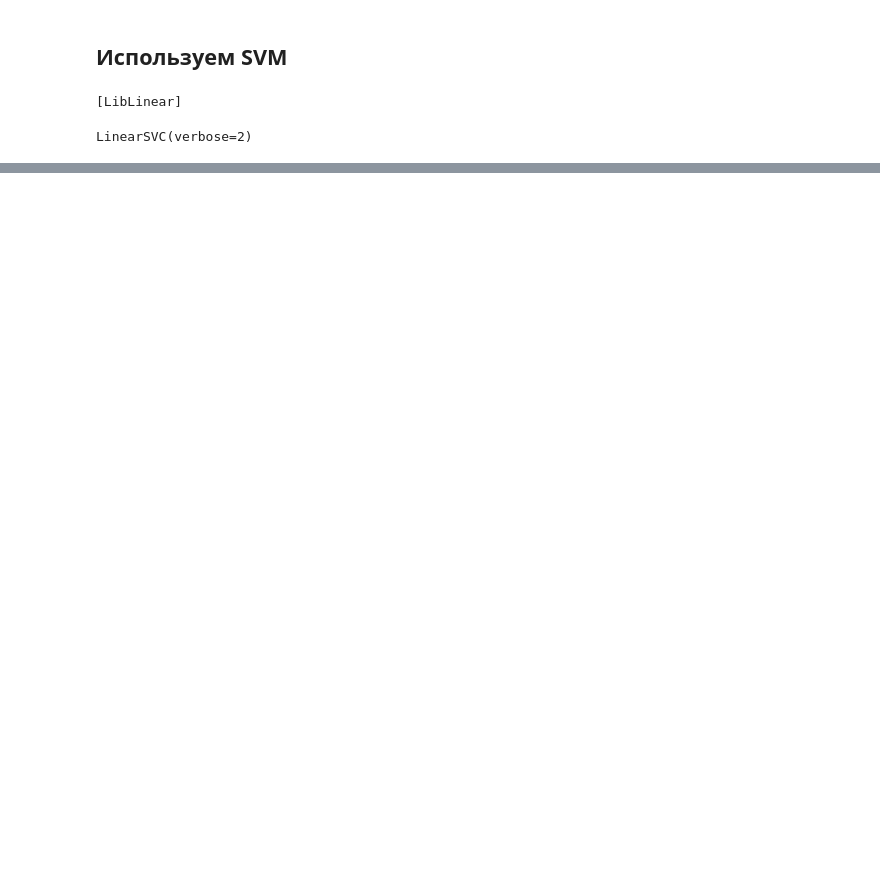
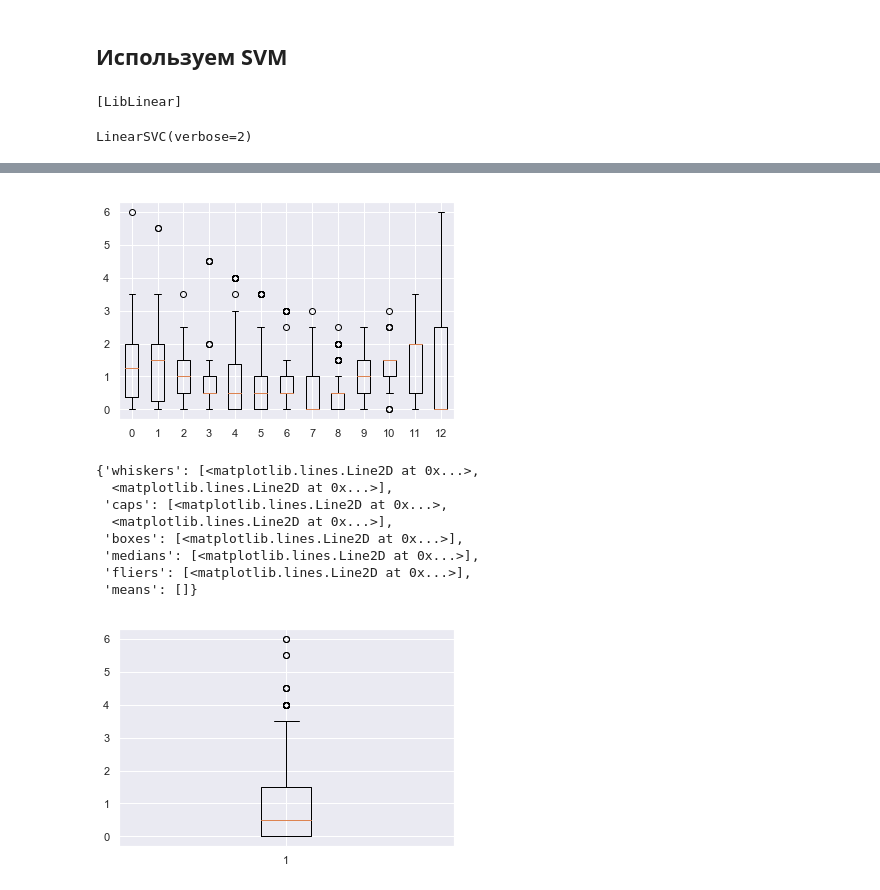
Before and after one commit to valer1435/painting_dating, a Jupyter notebook: resnet_baseline/resnet_baseline.ipynb, the cells around one changed output, grey strips where cells are left out. Drawn from its saved outputs; the diff is of its cells as text; code cells hidden in the pictures; blank space fills up the shorter version.

Commit message:
SE visualize

```diff
--- a/resnet_baseline/resnet_baseline.ipynb
+++ b/resnet_baseline/resnet_baseline.ipynb
@@ -399,0 +389,26 @@ num of train examples: 9364
+# %%
+from sklearn.metrics import f1_score, mean_squared_error, mean_squared_log_error, confusion_matrix, plot_confusion_matrix
+import matplotlib.pyplot as plt
+NUM_OF_CLASSES = 13
+print()
+#[np.where(y_test==16)])
+squared_error = np.power(np.power(y_test.values-svc_predict, 2), 1/2)/2
+squared_errors_by_classes = []
+classes = list(range(NUM_OF_CLASSES))
+for i in range(NUM_OF_CLASSES):
+    index_mask = np.where(y_test==i+16)
+    squared_errors_by_classes.append(np.power(np.power(y_test.values[index_mask]-svc_predict[index_mask], 2), 1/2)/2)
+plt.boxplot(squared_errors_by_classes, labels=classes)
+plt.show()
+plt.boxplot(squared_error)
+# %% [output]
+[figure, added]
+{'whiskers': [<matplotlib.lines.Line2D at 0x...>,
+  <matplotlib.lines.Line2D at 0x...>],
+ 'caps': [<matplotlib.lines.Line2D at 0x...>,
+  <matplotlib.lines.Line2D at 0x...>],
+ 'boxes': [<matplotlib.lines.Line2D at 0x...>],
+ 'medians': [<matplotlib.lines.Line2D at 0x...>],
+ 'fliers': [<matplotlib.lines.Line2D at 0x...>],
+ 'means': []}
+[figure, added]
```
Also changed, not shown: parts of 8 cells of this notebook, 5 other files.
